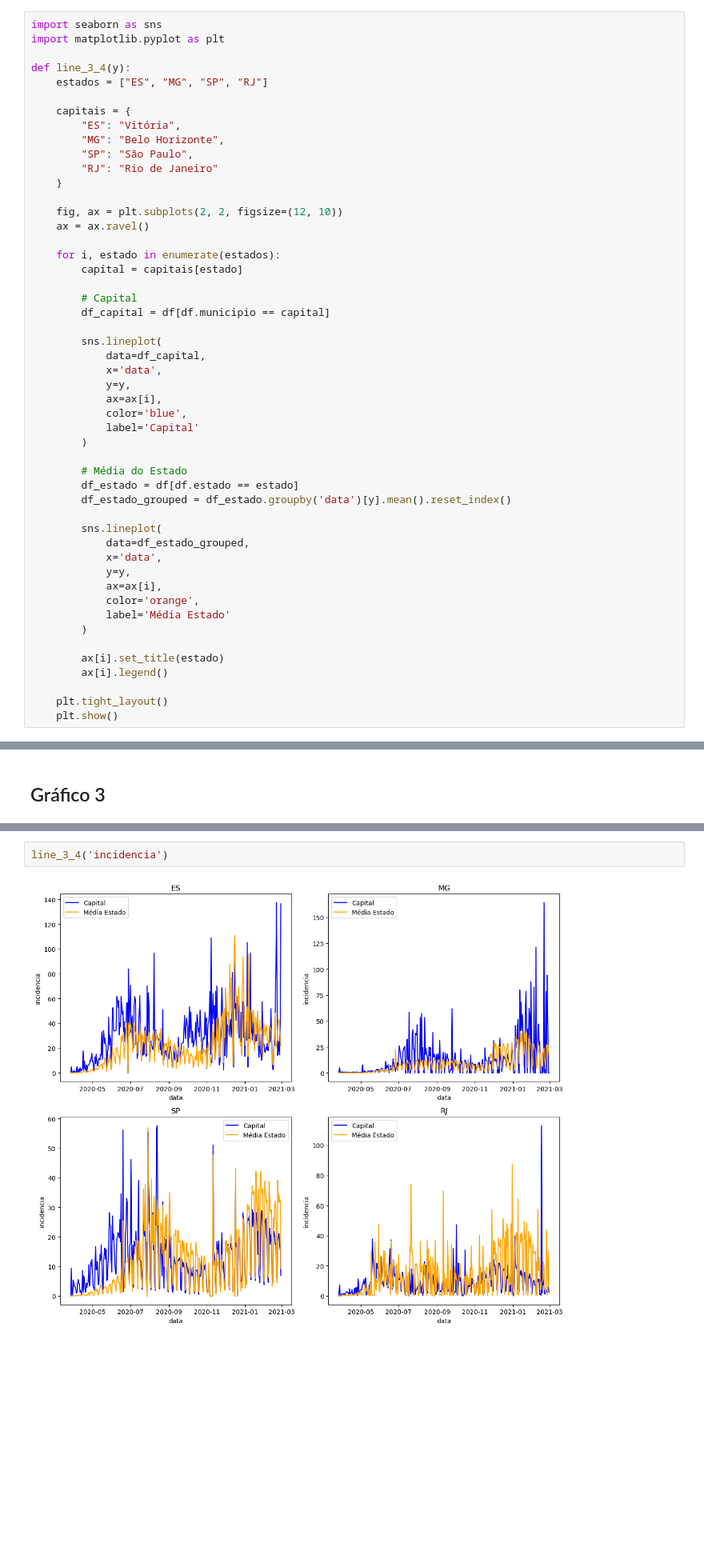
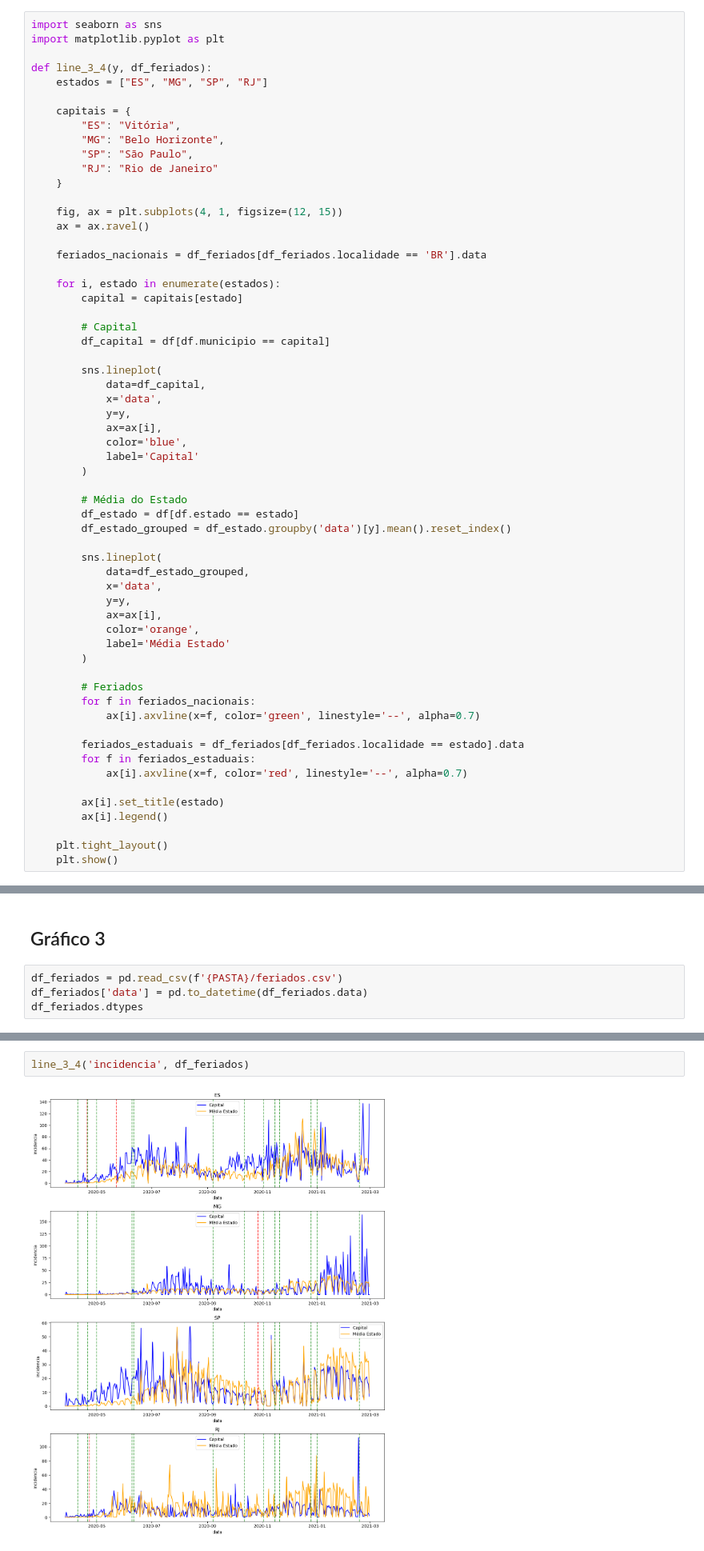
Before and after one commit to carloszan/covid, a Jupyter notebook: analises/7.graficos/graficos.ipynb, the cells around one changed output, grey strips where cells are left out. Shown at 80% size. Drawn from its saved outputs; the diff is of its cells as text; blank space fills up the shorter version.

Commit message:
Adicionar feriados

```diff
--- a/analises/7.graficos/graficos.ipynb
+++ b/analises/7.graficos/graficos.ipynb
@@ -153,7 +153,7 @@ def boxplot(y):
 import seaborn as sns
 import matplotlib.pyplot as plt
 
-def line_3_4(y):
+def line_3_4(y, df_feriados):
     estados = ["ES", "MG", "SP", "RJ"]
 
     capitais = {
@@ -163,8 +163,10 @@ def line_3_4(y):
         "RJ": "Rio de Janeiro"
     }
 
-    fig, ax = plt.subplots(2, 2, figsize=(12, 10))
+    fig, ax = plt.subplots(4, 1, figsize=(12, 15))
     ax = ax.ravel()
+
+    feriados_nacionais = df_feriados[df_feriados.localidade == 'BR'].data
 
     for i, estado in enumerate(estados):
         capital = capitais[estado]
@@ -194,6 +196,14 @@ def line_3_4(y):
             label='Média Estado'
         )
 
+        # Feriados
+        for f in feriados_nacionais:
+            ax[i].axvline(x=f, color='green', linestyle='--', alpha=0.7)
+
+        feriados_estaduais = df_feriados[df_feriados.localidade == estado].data
+        for f in feriados_estaduais:
+            ax[i].axvline(x=f, color='red', linestyle='--', alpha=0.7)
+
         ax[i].set_title(estado)
         ax[i].legend()
 
@@ -284,3 +294,7 @@ boxplot('mortalidade')
 [figure]
 # %% [markdown]
 ## Gráfico 3
+# %%
+df_feriados = pd.read_csv(f'{PASTA}/feriados.csv')
+df_feriados['data'] = pd.to_datetime(df_feriados.data)
+df_feriados.dtypes
@@ -287,7 +306,7 @@ boxplot('mortalidade')
 # %%
-line_3_4('incidencia')
+line_3_4('incidencia', df_feriados)
 # %% [output]
-[figure, old version]
+[figure, new version]
 # %% [markdown]
 ## Gráfico 4
 # %%
```
Also changed, not shown: parts of 2 cells of this notebook.
